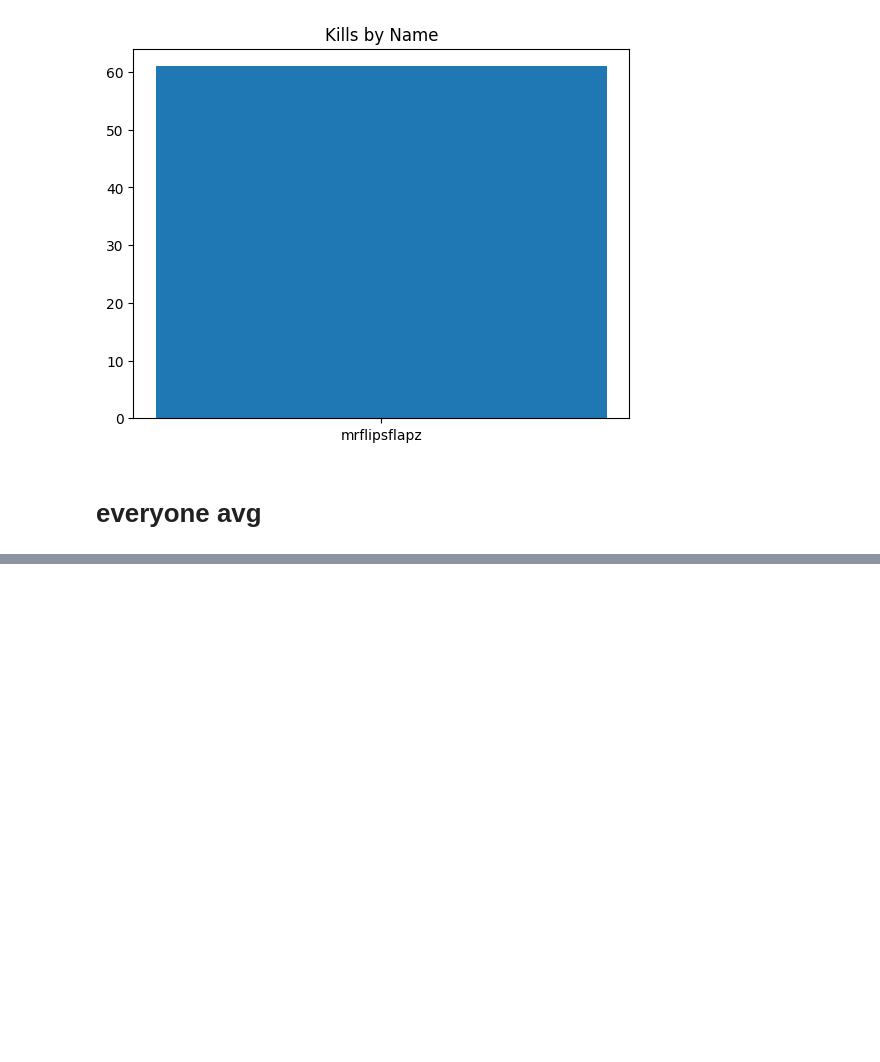
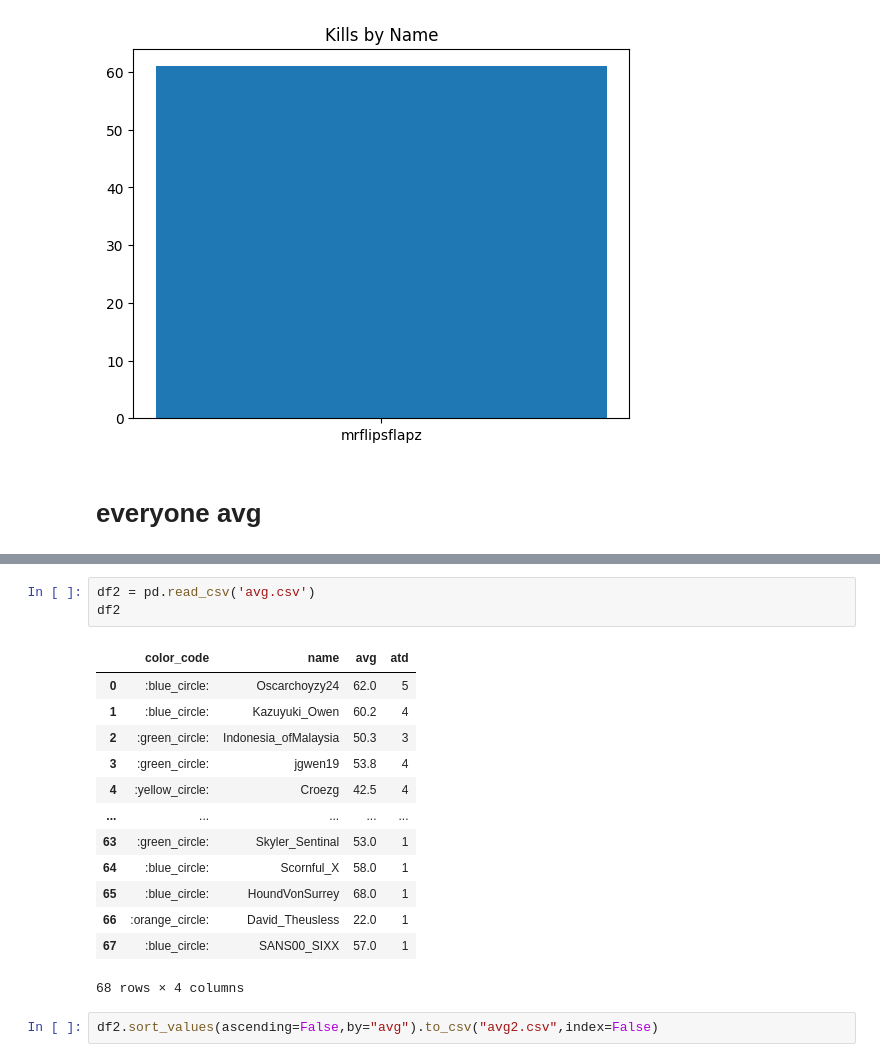
Before and after one commit to cakethehuman/brunswick-audit, a Jupyter notebook: special spikey/main (better version).ipynb, the cells around one changed output, grey strips where cells are left out. Cells and saved outputs as stored; diff of their text form; blank space fills up the shorter version.

```diff
--- a/special spikey/main (better version).ipynb
+++ b/special spikey/main (better version).ipynb
@@ -184,0 +196,19 @@ GRADE4092:🟢54.0
+# %%
+df2 = pd.read_csv('avg.csv')
+df2
+# %% [output]
+|  | color_code | name | avg | atd |
+| 0 | :blue_circle: | Oscarchoyzy24 | 62.0 | 5 |
+| 1 | :blue_circle: | Kazuyuki_Owen | 60.2 | 4 |
+| 2 | :green_circle: | Indonesia_ofMalaysia | 50.3 | 3 |
+| 3 | :green_circle: | jgwen19 | 53.8 | 4 |
+| 4 | :yellow_circle: | Croezg | 42.5 | 4 |
+| ... | ... | ... | ... | ... |
+| 63 | :green_circle: | Skyler_Sentinal | 53.0 | 1 |
+| 64 | :blue_circle: | Scornful_X | 58.0 | 1 |
+| 65 | :blue_circle: | HoundVonSurrey | 68.0 | 1 |
+| 66 | :orange_circle: | David_Theusless | 22.0 | 1 |
+| 67 | :blue_circle: | SANS00_SIXX | 57.0 | 1 |
+68 rows × 4 columns
+# %%
+df2.sort_values(ascending=False,by="avg").to_csv("avg2.csv",index=False)
```
Also changed, not shown: parts of 10 cells of this notebook, 5 other files.
